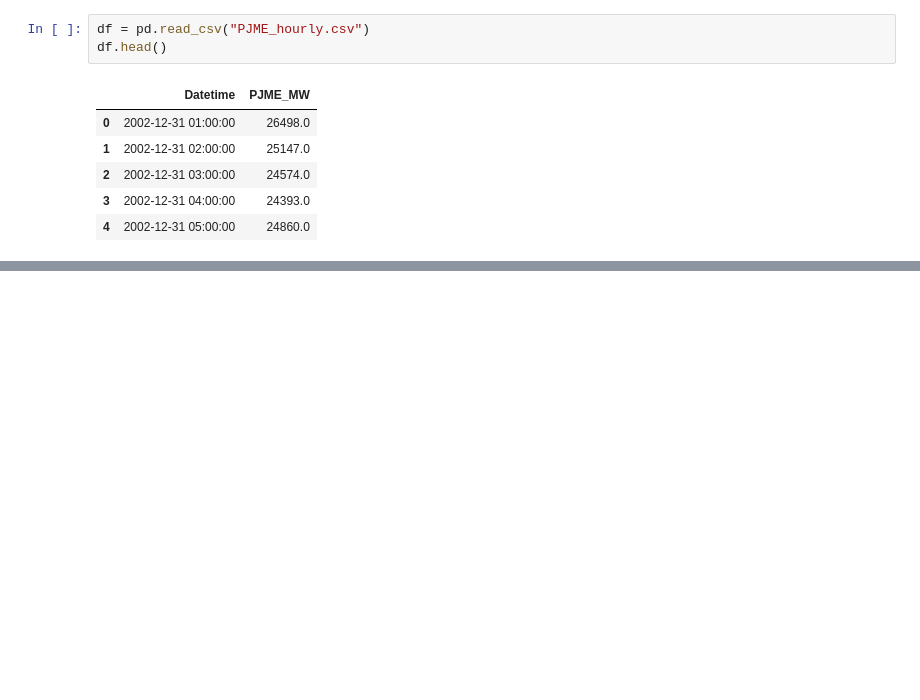
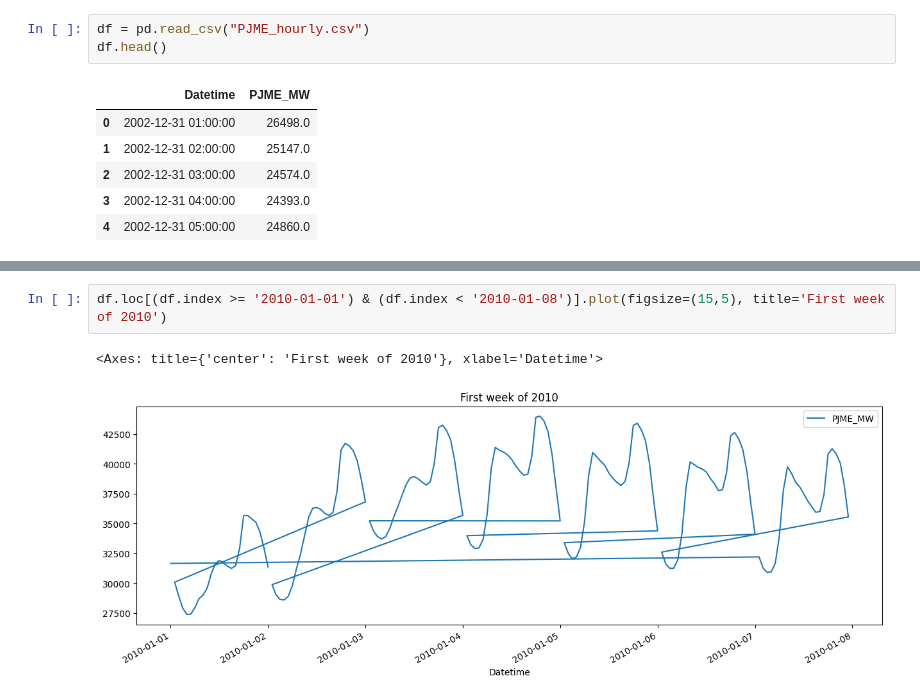
Before and after one commit to AnujanN/Time-Series-Forecasting-with-XGBoost-to-predict-energy-consumption, a Jupyter notebook: predict.ipynb, the cells around one changed output, grey strips where cells are left out. Cells and saved outputs as stored; diff of their text form; blank space fills up the shorter version.

```diff
--- a/predict.ipynb
+++ b/predict.ipynb
@@ -19,0 +56,5 @@ df.set_index("Datetime", inplace=True)
+# %%
+df.loc[(df.index >= '2010-01-01') & (df.index < '2010-01-08')].plot(figsize=(15,5), title='First week of 2010')
+# %% [output]
+<Axes: title={'center': 'First week of 2010'}, xlabel='Datetime'>
+[figure, added]
```
Also changed, not shown: parts of 6 cells of this notebook.
